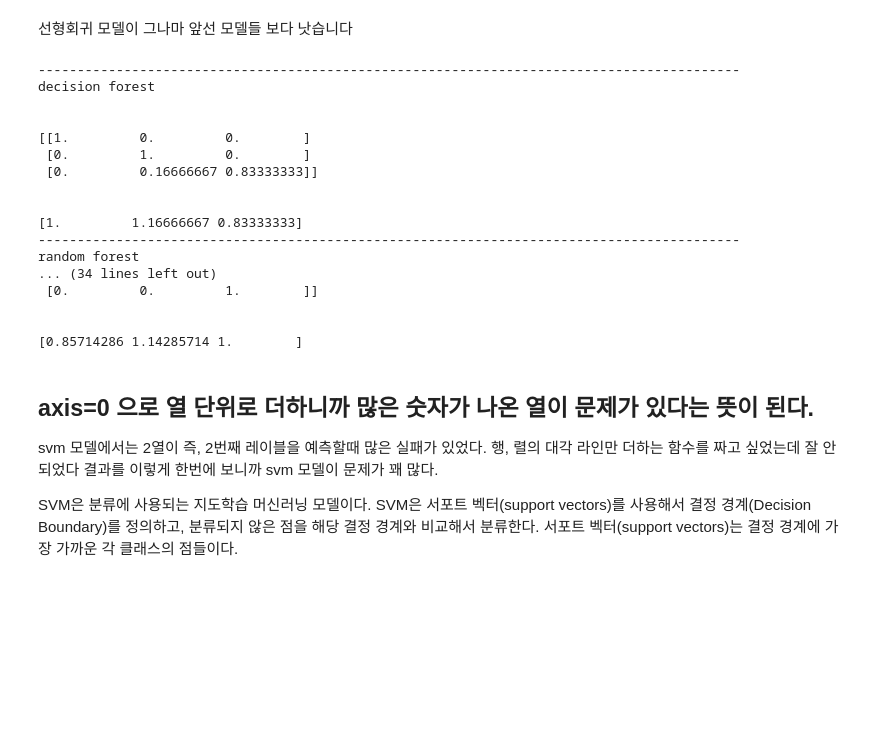
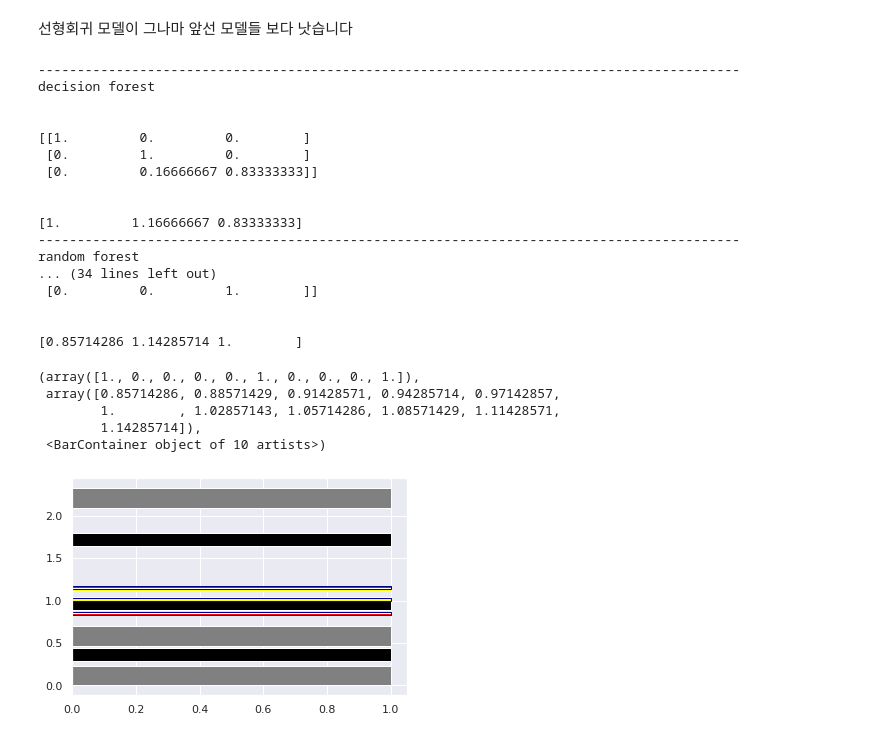
Before and after one commit to Futuremine97/-E02-__Load_Digits, a Jupyter notebook: [E-02]Load_wine.ipynb, the cells around one changed output. Saved outputs shown, nothing was run; the diff lists cells and outputs as text; code cells hidden in the pictures; blank space fills up the shorter version.

```diff
--- a/[E-02]Load_wine.ipynb
+++ b/[E-02]Load_wine.ipynb
@@ -249,6 +261,7 @@ print('\n')
 x1 = t1.sum(axis = 0)
 
 print(x1)
+plt.hist(x1, histtype = 'step',orientation = 'horizontal',color = 'darkblue')
 
 
 print('-'*90)
@@ -258,6 +271,7 @@ print(t2)
 x2 = t2.sum(axis = 0)
 print('\n')
 print(x2)
+plt.hist(x2, histtype = 'barstacked',orientation = 'horizontal', color = 'red')
 
 print('-'*90)
 print('svm model')
@@ -266,47 +280,48 @@ print(t3)
 print('\n')
 x3 = t3.sum(axis = 0)
 print(x3)
+plt.hist(x3, histtype = 'barstacked',orientation = 'horizontal', color = 'black')
 
 print('-'*90)
 print('sgd model')
 print('\n')
 print(t4)
 print('\n')
 x4 = t4.sum(axis = 0)
 print(x4)
-
+plt.hist(x4, histtype = 'barstacked',orientation = 'horizontal', color = 'gray')
 
 print('-'*90)
 print('logistic model')
 print('\n')
 print(t5)
 print('\n')
-x5 = t5.sum(axis = 0)
-print(x5)
+x6 = t5.sum(axis = 0)
+print(x6)
+x7= np.transpose(x5)
+seaborn.set()
+plt.hist(x6, histtype = 'barstacked',orientation = 'horizontal',color ='yellow')
 # %% [output]
 ------------------------------------------------------------------------------------------
 decision forest
 
 
 [[1.         0.         0.        ]
  [0.         1.         0.        ]
  [0.         0.16666667 0.83333333]]
 
 
 [1.         1.16666667 0.83333333]
 ------------------------------------------------------------------------------------------
 random forest
 ... (34 lines left out)
  [0.         0.         1.        ]]
 
 
 [0.85714286 1.14285714 1.        ]
+(array([1., 0., 0., 0., 0., 1., 0., 0., 0., 1.]),
+ array([0.85714286, 0.88571429, 0.91428571, 0.94285714, 0.97142857,
+        1.        , 1.02857143, 1.05714286, 1.08571429, 1.11428571,
+        1.14285714]),
+ <BarContainer object of 10 artists>)
+[figure, added]
-# %% [markdown]
-## axis=0 으로 열 단위로 더하니까 많은 숫자가 나온 열이 문제가 있다는 뜻이 된다.
-svm 모델에서는 2열이 즉, 2번째 레이블을 예측할때 많은 실패가 있었다.
-행, 렬의 대각 라인만 더하는 함수를 짜고 싶었는데 잘 안되었다
-결과를 이렇게 한번에 보니까 svm 모델이 문제가 꽤 많다.
-
-SVM은 분류에 사용되는 지도학습 머신러닝 모델이다.
-SVM은 서포트 벡터(support vectors)를 사용해서 결정 경계(Decision Boundary)를 정의하고, 분류되지 않은 점을 해당 결정 경계와 비교해서 분류한다.
-서포트 벡터(support vectors)는 결정 경계에 가장 가까운 각 클래스의 점들이다.
```
Also changed, not shown: parts of 8 cells of this notebook, 1 other file.
